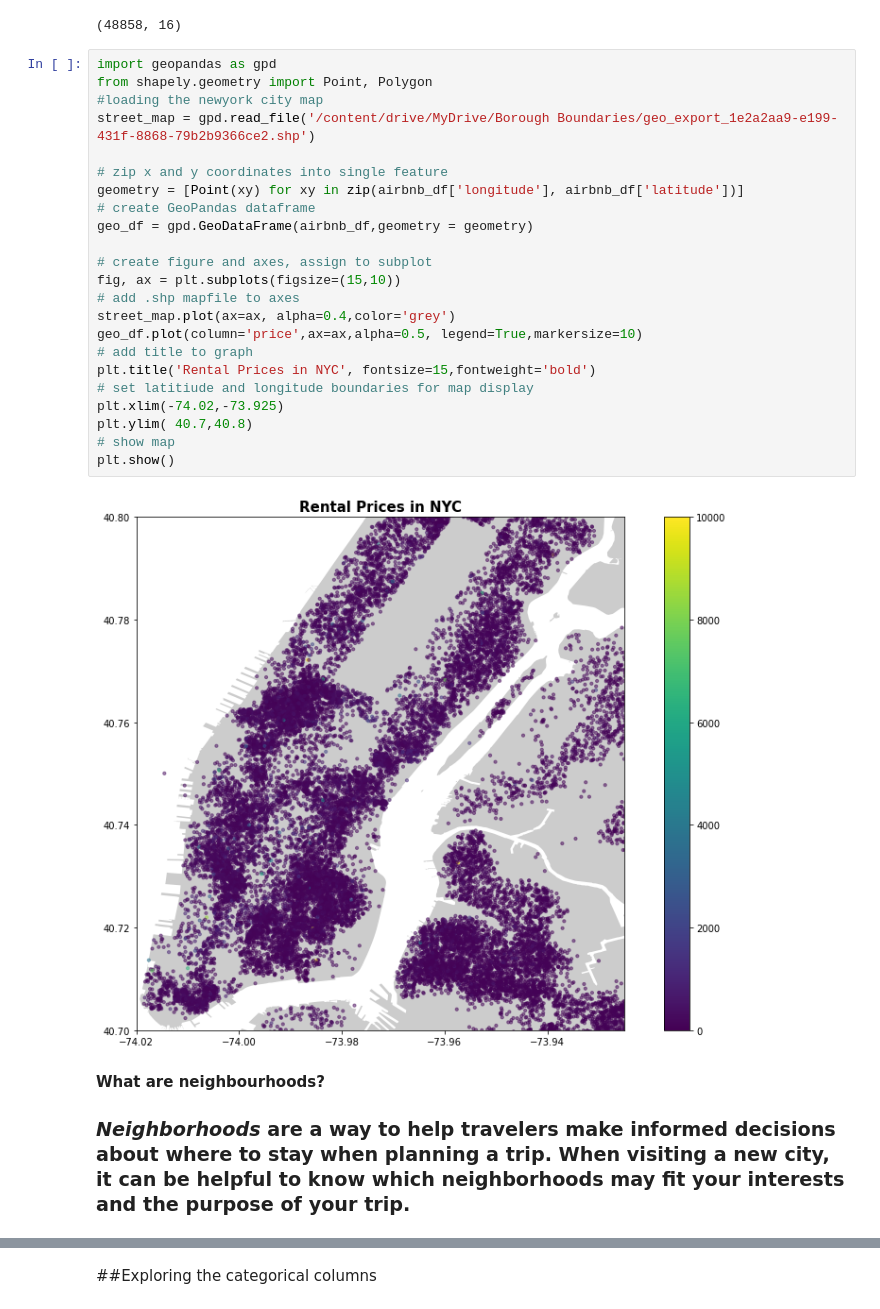
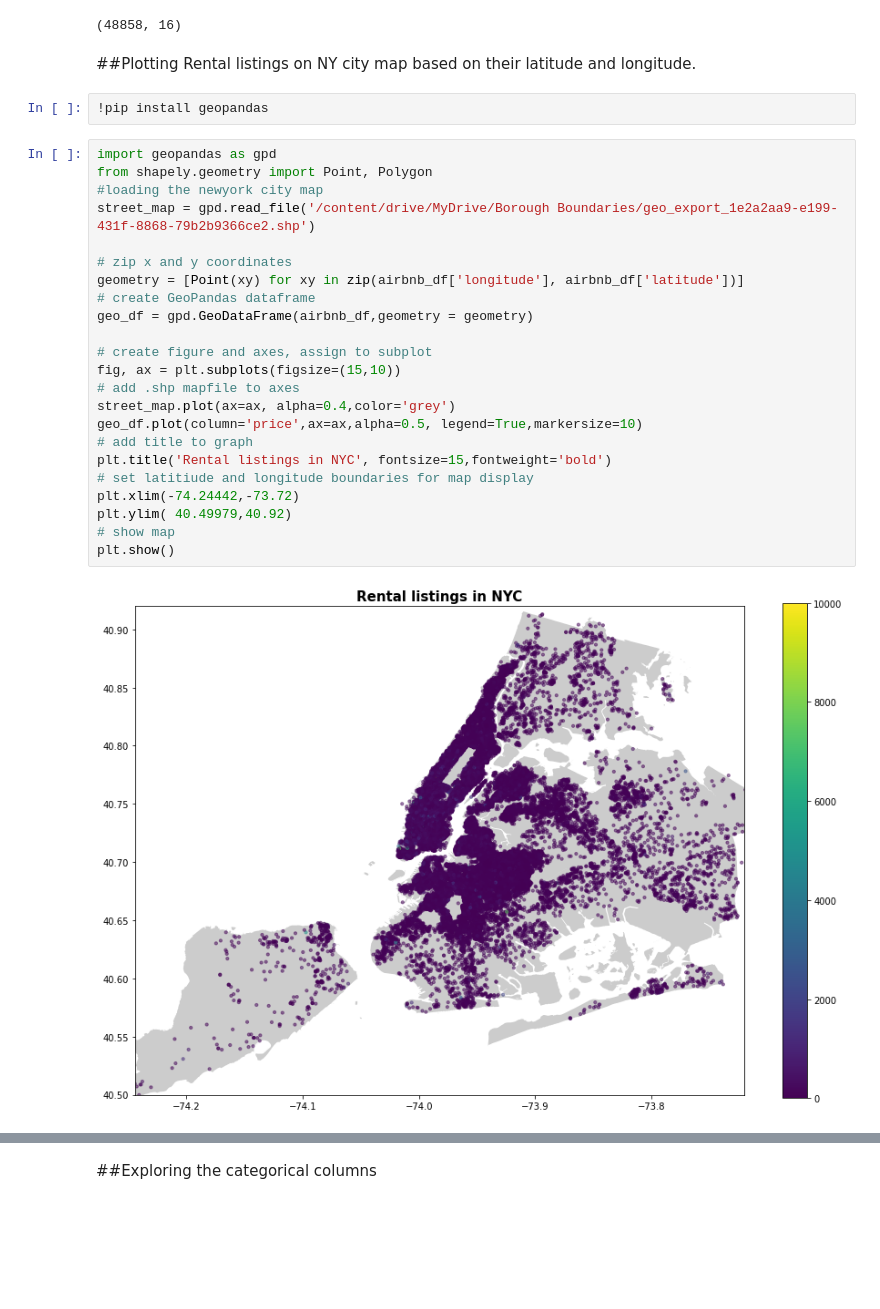
Before and after one commit to BhanuPShahi/Airbnb-Bookings-Analysis, a Jupyter notebook: Bhanu_Pratap_Shahi_24_02_2021_[ABTN0101]_AirBnB_Bookings_Analysis.ipynb, the cells around one changed output, grey strips where cells are left out. Drawn from its saved outputs; the diff is of its cells as text; blank space fills up the shorter version.

```diff
--- a/Bhanu_Pratap_Shahi_24_02_2021_[ABTN0101]_AirBnB_Bookings_Analysis.ipynb
+++ b/Bhanu_Pratap_Shahi_24_02_2021_[ABTN0101]_AirBnB_Bookings_Analysis.ipynb
@@ -189,32 +193,32 @@ new_airbnb_df=new_airbnb_df[~new_airbnb_df['host_name'].isnull()]
 new_airbnb_df.shape
 # %% [output]
 (48858, 16)
+# %% [markdown]
+##Plotting Rental listings on NY city map based on their latitude and longitude.
+# %%
+!pip install geopandas
 # %%
 import geopandas as gpd
 from shapely.geometry import Point, Polygon
 #loading the newyork city map
 street_map = gpd.read_file('/content/drive/MyDrive/Borough Boundaries/geo_export_1e2a2aa9-e199-431f-8868-79b2b9366ce2.shp')
 
-# zip x and y coordinates into single feature
+# zip x and y coordinates
 geometry = [Point(xy) for xy in zip(airbnb_df['longitude'], airbnb_df['latitude'])]
 # create GeoPandas dataframe
 geo_df = gpd.GeoDataFrame(airbnb_df,geometry = geometry)
 
 # create figure and axes, assign to subplot
 fig, ax = plt.subplots(figsize=(15,10))
 # add .shp mapfile to axes
 street_map.plot(ax=ax, alpha=0.4,color='grey')
 geo_df.plot(column='price',ax=ax,alpha=0.5, legend=True,markersize=10)
 # add title to graph
-plt.title('Rental Prices in NYC', fontsize=15,fontweight='bold')
+plt.title('Rental listings in NYC', fontsize=15,fontweight='bold')
 # set latitiude and longitude boundaries for map display
-plt.xlim(-74.02,-73.925)
-plt.ylim( 40.7,40.8)
+plt.xlim(-74.24442,-73.72)
+plt.ylim( 40.49979,40.92)
 # show map
 plt.show()
 # %% [output]
-[figure, old version]
+[figure, new version]
-# %% [markdown]
-**What are neighbourhoods?**
-
-### *Neighborhoods* are a way to help travelers make informed decisions about where to stay when planning a trip. When visiting a new city, it can be helpful to know which neighborhoods may fit your interests and the purpose of your trip.
```
Also changed, not shown: parts of 46 cells of this notebook.
